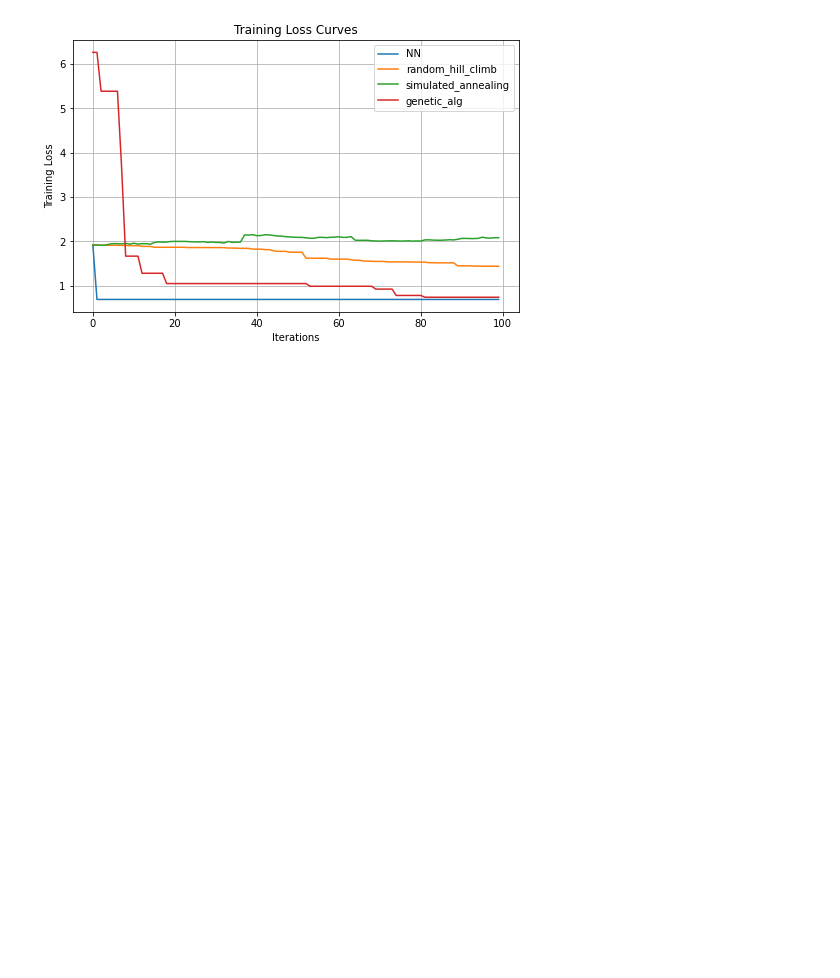
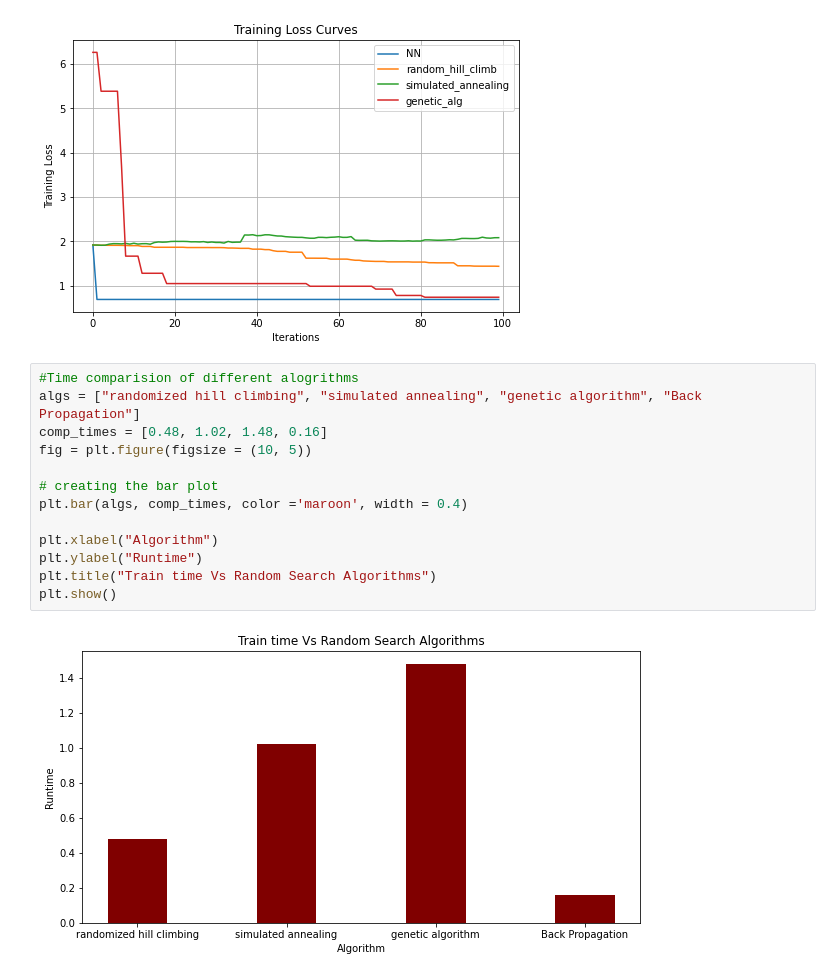
Before and after one commit to sravyaysk/CS-7641-MachineLearning, a Jupyter notebook: HW2/Neural Network.ipynb, the cells around one changed output. Saved outputs shown, nothing was run; the diff lists cells and outputs as text; blank space fills up the shorter version.

```diff
--- a/HW2/Neural Network.ipynb
+++ b/HW2/Neural Network.ipynb
@@ -370,3 +385,18 @@ ax.legend()
 # %% [output]
 <matplotlib.legend.Legend at 0x...>
 [figure]
+# %%
+#Time comparision of different alogrithms
+algs = ["randomized hill climbing", "simulated annealing", "genetic algorithm", "Back Propagation"]
+comp_times = [0.48, 1.02, 1.48, 0.16]
+fig = plt.figure(figsize = (10, 5))
+
+# creating the bar plot
+plt.bar(algs, comp_times, color ='maroon', width = 0.4)
+
+plt.xlabel("Algorithm")
+plt.ylabel("Runtime")
+plt.title("Train time Vs Random Search Algorithms")
+plt.show()
+# %% [output]
+[figure, added]
```
Also changed, not shown: parts of 2 cells of this notebook, 2 other files.
